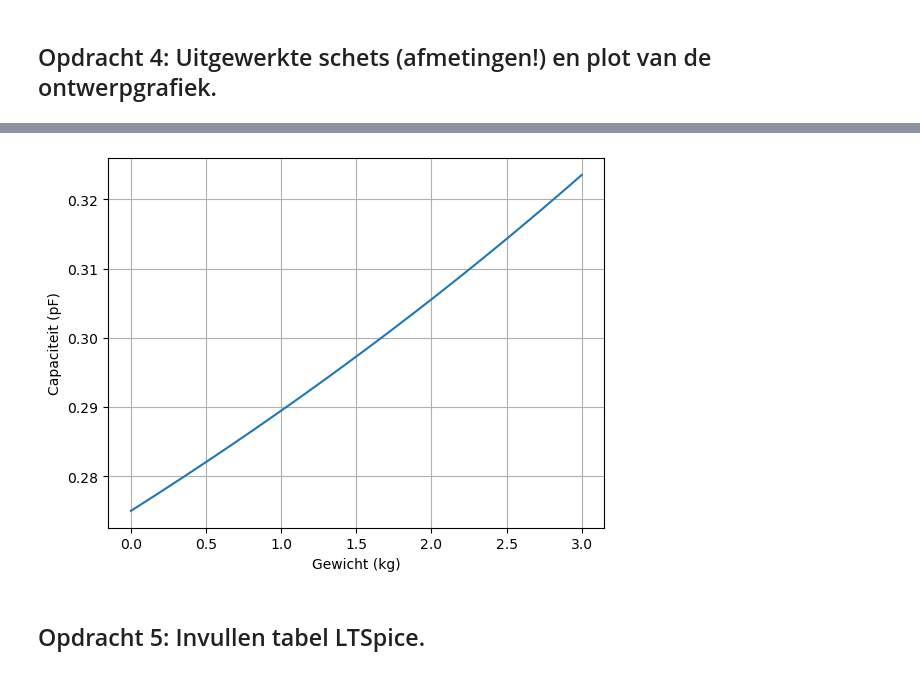
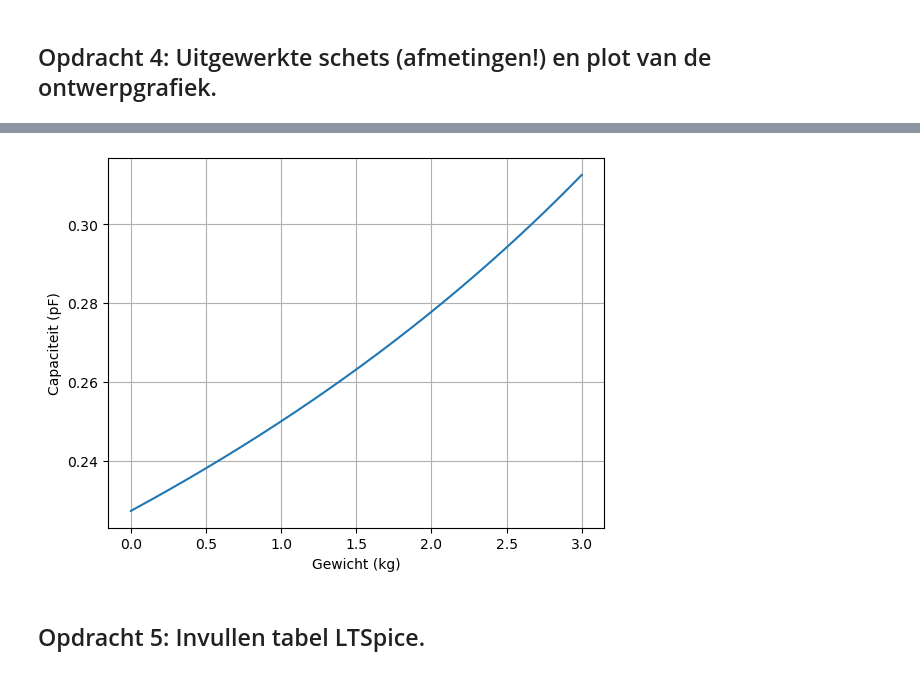
Before and after one commit to JensGroen/opdrachten-DEF-D, a Jupyter notebook: FysiekeOntwerpopdrachten/2OntwerpEenSensorCondensator/DEFOntwerpopdracht2OntwerpEenSensorInvulTemplate.ipynb, the cells around one changed output, grey strips where cells are left out. Drawn from its saved outputs; the diff is of its cells as text; code cells hidden in the pictures.

```diff
--- a/FysiekeOntwerpopdrachten/2OntwerpEenSensorCondensator/DEFOntwerpopdracht2OntwerpEenSensorInvulTemplate.ipynb
+++ b/FysiekeOntwerpopdrachten/2OntwerpEenSensorCondensator/DEFOntwerpopdracht2OntwerpEenSensorInvulTemplate.ipynb
@@ -29,15 +29,18 @@ Aan het einde van deze ontwerpopdracht lever je als groep één gezamenlijk note
 # constante) en als output de capaciteit van de vlakke plaat condensator met die ontwerpparameters.
 # Je gaat deze formule de rest van de dag gebruiken: controleer hem goed!
 import numpy as np
+
+#Osciloscoop meting
 Vout = 225*10**-3
 
+#formule naar C
 def Cmetingen(Vout):
     Cmeting = Vout/(16* np.pi* 2 * 100*10**3*1000)*10**12
     return Cmeting
 
 
 
-
+#Theoretische benadering C vlakke plaat
 def vlakkeplaat(A, d, eps_r):
     """
     Capaciteit van een vlakke plaat condensator.
@@ -52,17 +55,17 @@ def vlakkeplaat(A, d, eps_r):
 
 
 # ---- gegeven waarden ----
-# 1) vlakke plaat: 10 cm x 10 cm, d = 1 mm
+# 1) vlakke plaat: 10 cm x 10 cm
 A1 = (0.10) * (0.10)     # m^2
-d1 = 44e-3                # m
-eps_r = 1.3
-to_pF = 1e12
+d1 = 1e-3     #dikte           # m
+eps_r = 1 #lucht
+to_pF = 1e12 #naar pico F
 C1_air = vlakkeplaat(A1, d1, eps_r)
-V =  C1_air*16*2*np.pi*10**8
+
 print("meting C osciloscoop:", Cmetingen(Vout), "pF")
 print("1) Vlakke plaat (10cm x 10cm, d=1mm, lucht):")
 print("   C =", C1_air * to_pF, "pF\n")
-print(V)
+# V =  C1_air*16*2*np.pi*10**8      #formule voor terug naar V berekenen
 # Optioneel: schrijf je functie zodanig dat je arrays als input kan geven en (dus) ook arrays als output.
 # %% [output]
 meting C osciloscoop: 22.38116387229778 pF
@@ -99,29 +100,30 @@ Wij gaan een sensor maken die een keukenweegschaal nabootst, een gewichsensor wa
 # %%
 import numpy as np
 import matplotlib.pyplot as plt
 
 Cmin = 8.455106351756939   # pF
 Cmax = 30.239439187460114  # pF
-D_0 = 0.04
-D_1 = 0.036
+D_0 = 0.044 #Dikte schuim zonder belasting
+D_1 = 0.036 #Dikte schuim met 2kg belasting
 m = 2
 g = 9.81
+
 veerconstante_schuim = -m*g/(D_1-D_0)
 
 m0 = 1.5     # kg (midden)
 s  = 0.326   # kg (scherpte)
 
 m_test = np.linspace(0, 3, 200)  # 0..3 g
 
 #C = Cmin + (Cmax - Cmin) / (1 + np.exp(-(m - m0)/s))
 C = (eps_r*A1)/(D_0-((m_test*g)/veerconstante_schuim))
 plt.plot(m_test, C)
 plt.xlabel("Gewicht (kg)")
 plt.ylabel("Capaciteit (pF)")
 plt.grid(True)
 plt.show()
 # %% [output]
-[figure, old version]
+[figure, new version]
 # %% [markdown]
 ## Opdracht 5: Invullen tabel LTSpice.
 # %% [markdown]
```
Also changed, not shown: parts of 16 cells of this notebook, 2 other files.
